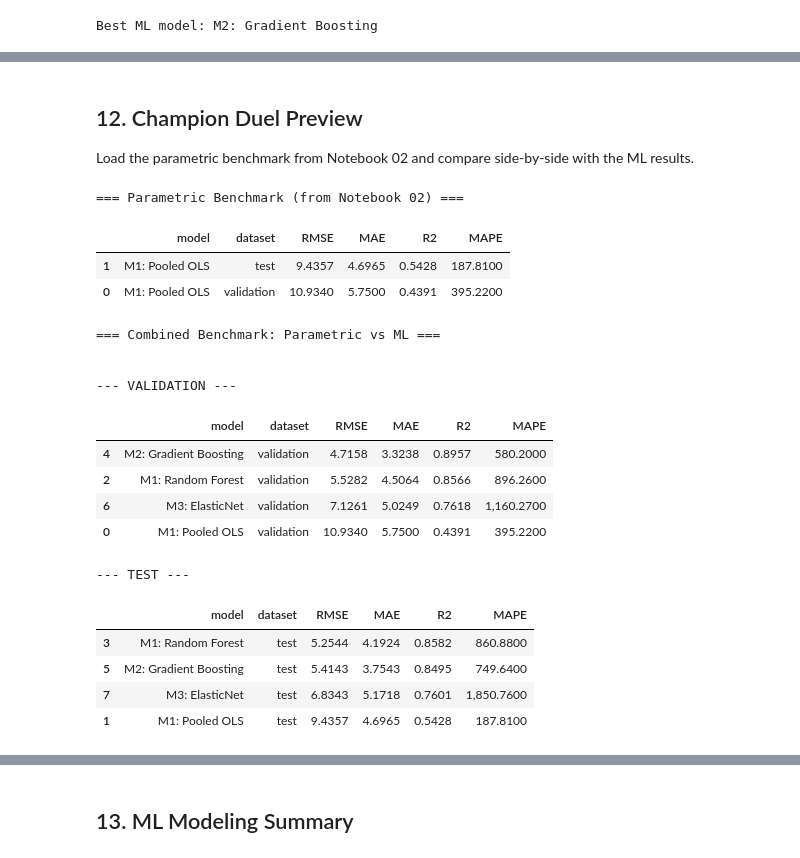
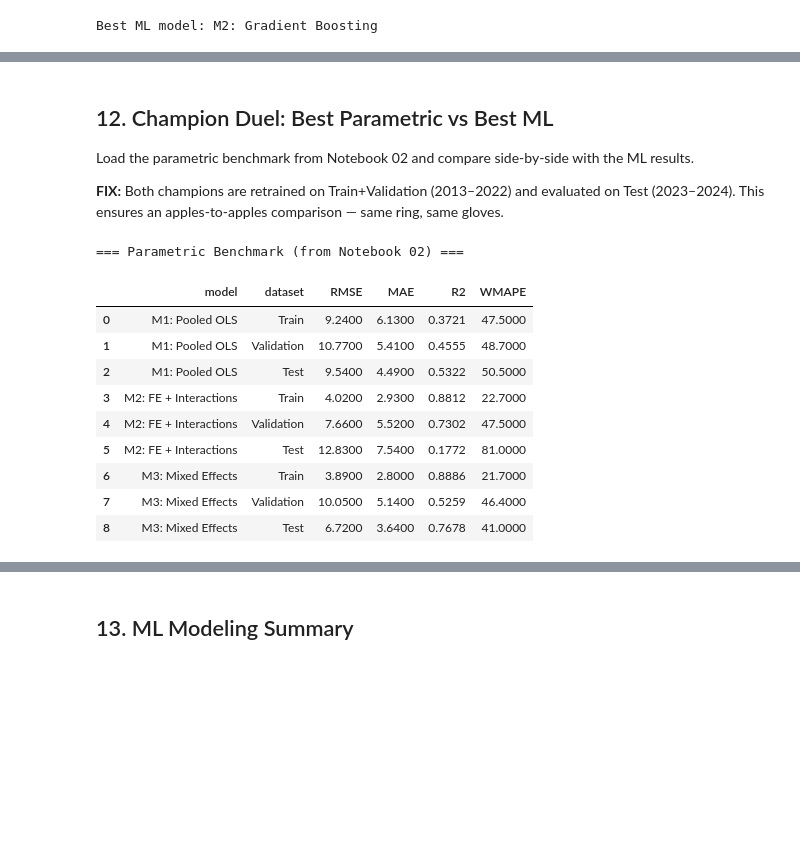
Before and after one commit to deenuy/mmai-marketing-rx-sales-forecasting, a Jupyter notebook: 03_ml_models.ipynb, the cells around one changed output, grey strips where cells are left out. Drawn from its saved outputs; the diff is of its cells as text; code cells hidden in the pictures; blank space fills up the shorter version.

```diff
--- a/03_ml_models.ipynb
+++ b/03_ml_models.ipynb
@@ -675,45 +717,37 @@ that difference shapes which model we trust for class-level inference.
 # %% [markdown]
-## 12. Champion Duel Preview
+## 12. Champion Duel: Best Parametric vs Best ML
 
 Load the parametric benchmark from Notebook 02 and compare side-by-side with the ML results.
+
+**FIX:** Both champions are retrained on Train+Validation (2013–2022) and evaluated on
+Test (2023–2024). This ensures an apples-to-apples comparison — same ring, same gloves.
 # %%
 # Load parametric results
 try:
     parametric_bench = pd.read_csv("data/parametric_benchmark.csv")
+    # Rename columns if needed for consistency
+    if "MAPE (%)" in parametric_bench.columns:
+        parametric_bench = parametric_bench.rename(columns={"MAPE (%)": "WMAPE"})
+    if "WMAPE (%)" in parametric_bench.columns:
+        parametric_bench = parametric_bench.rename(columns={"WMAPE (%)": "WMAPE"})
+    # Standardize column names
+    col_map = {"Model": "model", "Dataset": "dataset", "RMSE ($B)": "RMSE", "MAE ($B)": "MAE", "R²": "R2"}
+    parametric_bench = parametric_bench.rename(columns={k: v for k, v in col_map.items() if k in parametric_bench.columns})
+
     print("=== Parametric Benchmark (from Notebook 02) ===\n")
-    display(parametric_bench.sort_values(["dataset", "RMSE"]))
+    display(parametric_bench)
 except FileNotFoundError:
     print("Parametric benchmark not found. Run Notebook 02 first.")
     parametric_bench = None
 # %% [output]
 === Parametric Benchmark (from Notebook 02) ===
-|  | model | dataset | RMSE | MAE | R2 | MAPE |
-| 1 | M1: Pooled OLS | test | 9.4357 | 4.6965 | 0.5428 | 187.8100 |
-| 0 | M1: Pooled OLS | validation | 10.9340 | 5.7500 | 0.4391 | 395.2200 |
+|  | model | dataset | RMSE | MAE | R2 | WMAPE |
+| 0 | M1: Pooled OLS | Train | 9.2400 | 6.1300 | 0.3721 | 47.5000 |
+| 1 | M1: Pooled OLS | Validation | 10.7700 | 5.4100 | 0.4555 | 48.7000 |
+| 2 | M1: Pooled OLS | Test | 9.5400 | 4.4900 | 0.5322 | 50.5000 |
+| 3 | M2: FE + Interactions | Train | 4.0200 | 2.9300 | 0.8812 | 22.7000 |
+| 4 | M2: FE + Interactions | Validation | 7.6600 | 5.5200 | 0.7302 | 47.5000 |
+| 5 | M2: FE + Interactions | Test | 12.8300 | 7.5400 | 0.1772 | 81.0000 |
+| 6 | M3: Mixed Effects | Train | 3.8900 | 2.8000 | 0.8886 | 21.7000 |
+| 7 | M3: Mixed Effects | Validation | 10.0500 | 5.1400 | 0.5259 | 46.4000 |
+| 8 | M3: Mixed Effects | Test | 6.7200 | 3.6400 | 0.7678 | 41.0000 |
-# %%
-# Combined comparison
-if parametric_bench is not None:
-    combined = pd.concat([parametric_bench, comparison], ignore_index=True)
-    print("=== Combined Benchmark: Parametric vs ML ===\n")
-
-    for ds in ["validation", "test"]:
-        print(f"\n--- {ds.upper()} ---")
-        display(combined[combined["dataset"] == ds].sort_values("RMSE"))
-else:
-    print("Combined comparison will be available after running Notebook 02.")
-# %% [output]
-=== Combined Benchmark: Parametric vs ML ===
-
-
---- VALIDATION ---
-|  | model | dataset | RMSE | MAE | R2 | MAPE |
-| 4 | M2: Gradient Boosting | validation | 4.7158 | 3.3238 | 0.8957 | 580.2000 |
-| 2 | M1: Random Forest | validation | 5.5282 | 4.5064 | 0.8566 | 896.2600 |
-| 6 | M3: ElasticNet | validation | 7.1261 | 5.0249 | 0.7618 | 1,160.2700 |
-| 0 | M1: Pooled OLS | validation | 10.9340 | 5.7500 | 0.4391 | 395.2200 |
---- TEST ---
-|  | model | dataset | RMSE | MAE | R2 | MAPE |
-| 3 | M1: Random Forest | test | 5.2544 | 4.1924 | 0.8582 | 860.8800 |
-| 5 | M2: Gradient Boosting | test | 5.4143 | 3.7543 | 0.8495 | 749.6400 |
-| 7 | M3: ElasticNet | test | 6.8343 | 5.1718 | 0.7601 | 1,850.7600 |
-| 1 | M1: Pooled OLS | test | 9.4357 | 4.6965 | 0.5428 | 187.8100 |
```
Also changed, not shown: parts of 33 cells of this notebook, 8 other files.
